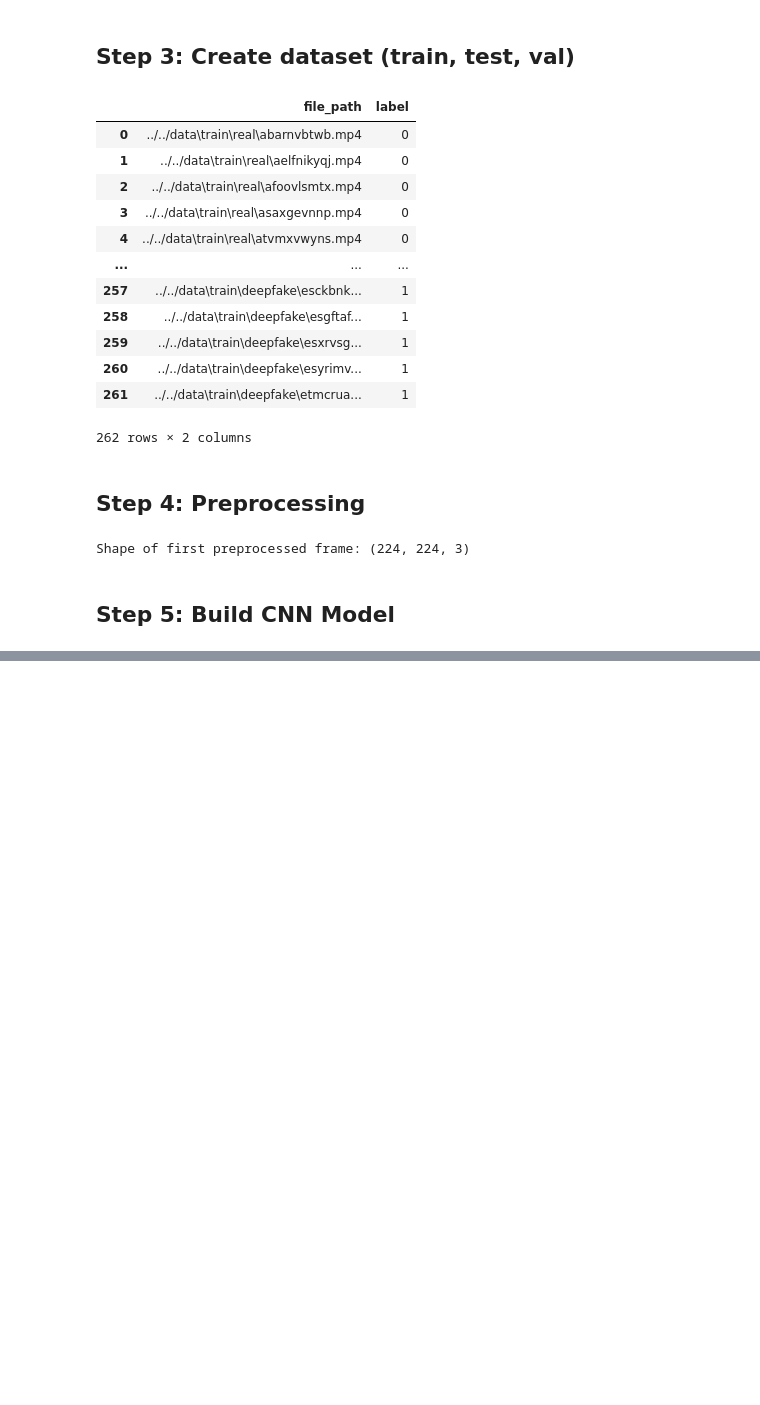
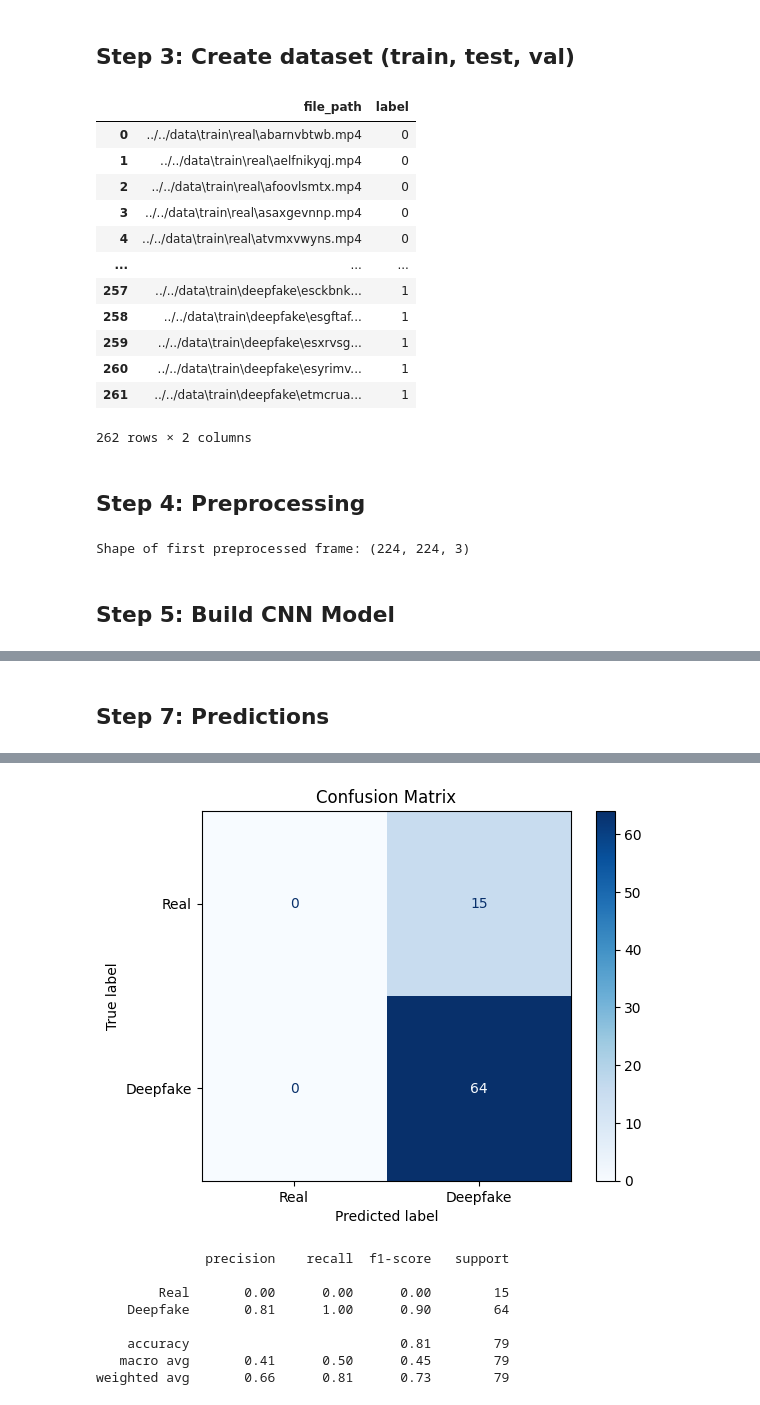
Before and after one commit to wilsonwid/dsa4266-project, a Jupyter notebook: models/cnn/cnn-dev.ipynb, the cells around one changed output, grey strips where cells are left out. Cells and saved outputs as stored; diff of their text form; code cells hidden in the pictures; blank space fills up the shorter version.

Commit message:
Add model training and predictions

```diff
--- a/models/cnn/cnn-dev.ipynb
+++ b/models/cnn/cnn-dev.ipynb
@@ -179,0 +245,6 @@ def build_cnn_model(input_shape=(224, 224, 3)):
+# %%
+cnn_model = create_cnn_model()
+cnn_model.summary()
+cnn_model.compile(optimizer='adam',
+              loss='binary_crossentropy',
+              metrics=['accuracy'])
@@ -179,0 +273,8 @@ def build_cnn_model(input_shape=(224, 224, 3)):
+# %%
+history = cnn_model.fit(
+    X_train, y_train,
+    validation_data=(X_val, y_val),
+    epochs=10,
+    batch_size=32,
+    verbose=1
+)
@@ -179,0 +302,2 @@ def build_cnn_model(input_shape=(224, 224, 3)):
+# %% [markdown]
+## Step 7: Predictions
@@ -179,0 +337,32 @@ def build_cnn_model(input_shape=(224, 224, 3)):
+# %%
+def predict_on_test_set_videos(test_df, model, threshold=0.5):
+    """Predict labels for all videos in the test set and compare with ground truth."""
+    y_true, y_pred = [], []
+
+    # Iterate over each video in the test set
+    for _, row in test_df.iterrows():
+        video_path = row['file_path']
+        true_label = row['label']
+
+        # Predict the video label using your function
+        predicted_label = predict_video(video_path, model, threshold)
+
+        # Store predictions and ground truth
+        y_true.append(true_label)
+        y_pred.append(predicted_label)
+
+    return np.array(y_true), np.array(y_pred)
+# %%
+# Predict on the test set
+y_true, y_pred = predict_on_test_set_videos(test_df, cnn_model)
+
+# Compute confusion matrix and display it
+cm = confusion_matrix(y_true, y_pred)
+disp = ConfusionMatrixDisplay(confusion_matrix=cm, display_labels=["Real", "Deepfake"])
+disp.plot(cmap=plt.cm.Blues)
+plt.title("Confusion Matrix")
+plt.show()
+
+# Print classification report
+print(classification_report(y_true, y_pred, target_names=["Real", "Deepfake"]))
+# %% [output]
@@ -179,0 +386,9 @@ def build_cnn_model(input_shape=(224, 224, 3)):
+[figure, added]
+              precision    recall  f1-score   support
+
+        Real       0.00      0.00      0.00        15
+    Deepfake       0.81      1.00      0.90        64
+
+    accuracy                           0.81        79
+   macro avg       0.41      0.50      0.45        79
+weighted avg       0.66      0.81      0.73        79
```
Also changed, not shown: parts of 11 cells of this notebook.
